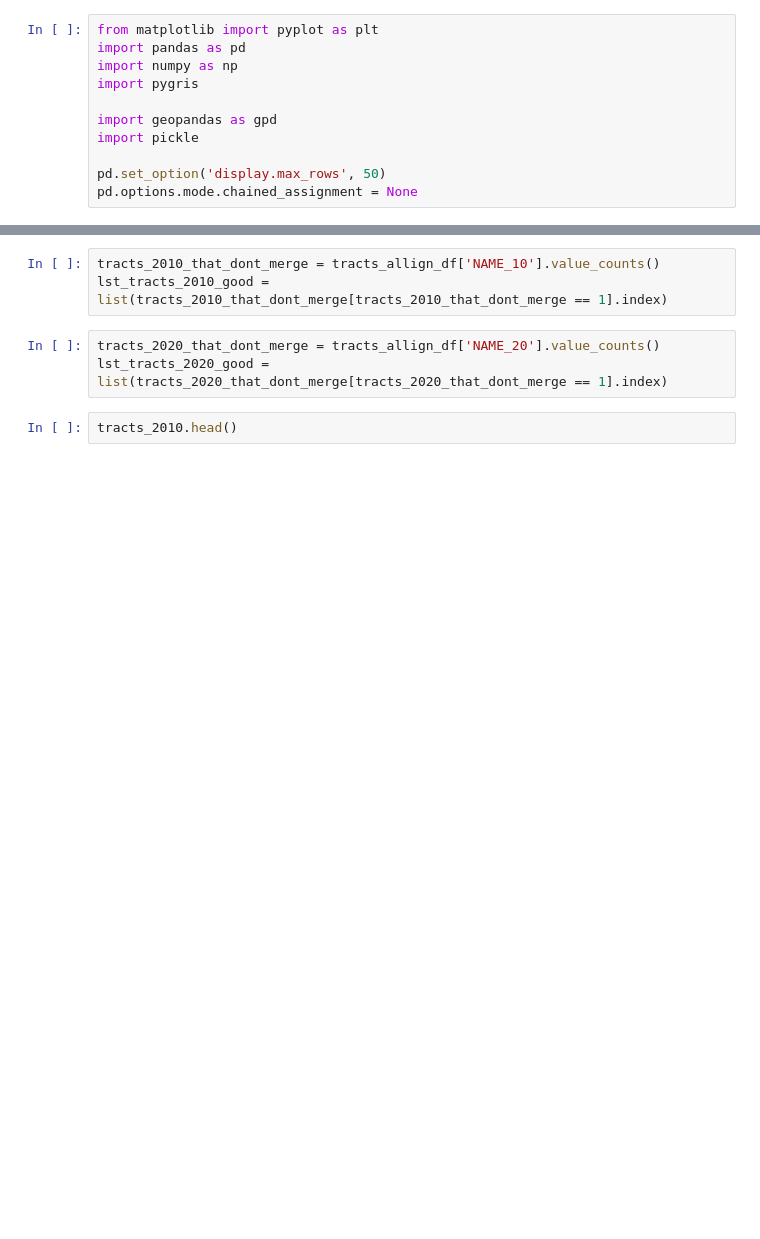
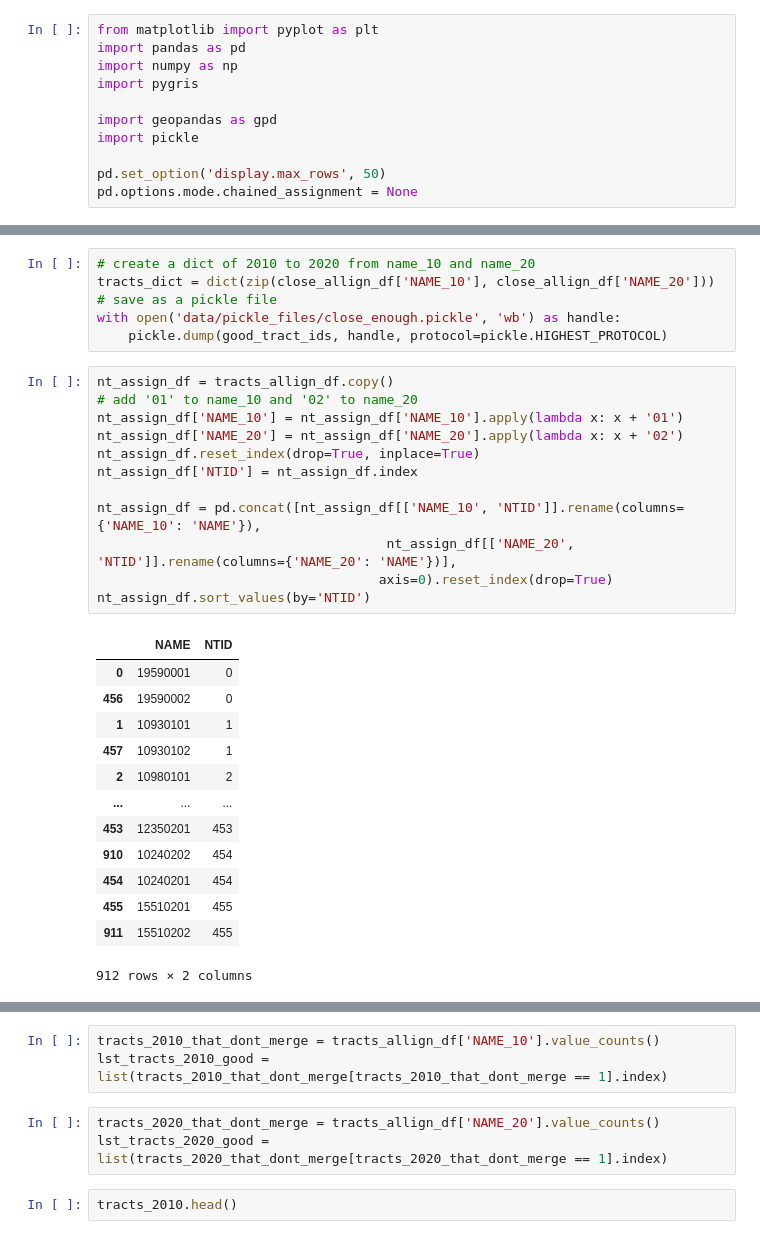
Before and after one commit to Neniflight/crime_forecast_in_cleveland, a Jupyter notebook: 2010_to_2020_tracts.ipynb, the cells around one changed output, grey strips where cells are left out. Saved outputs shown, nothing was run; the diff lists cells and outputs as text; blank space fills up the shorter version.

```diff
--- a/2010_to_2020_tracts.ipynb
+++ b/2010_to_2020_tracts.ipynb
@@ -75,0 +99,32 @@ tracts_allign_df
+# %%
+# create a dict of 2010 to 2020 from name_10 and name_20
+tracts_dict = dict(zip(close_allign_df['NAME_10'], close_allign_df['NAME_20']))
+# save as a pickle file
+with open('data/pickle_files/close_enough.pickle', 'wb') as handle:
+    pickle.dump(good_tract_ids, handle, protocol=pickle.HIGHEST_PROTOCOL)
+# %%
+nt_assign_df = tracts_allign_df.copy()
+# add '01' to name_10 and '02' to name_20
+nt_assign_df['NAME_10'] = nt_assign_df['NAME_10'].apply(lambda x: x + '01')
+nt_assign_df['NAME_20'] = nt_assign_df['NAME_20'].apply(lambda x: x + '02')
+nt_assign_df.reset_index(drop=True, inplace=True)
+nt_assign_df['NTID'] = nt_assign_df.index
+
+nt_assign_df = pd.concat([nt_assign_df[['NAME_10', 'NTID']].rename(columns={'NAME_10': 'NAME'}),
+                                     nt_assign_df[['NAME_20', 'NTID']].rename(columns={'NAME_20': 'NAME'})],
+                                    axis=0).reset_index(drop=True)
+nt_assign_df.sort_values(by='NTID')
+# %% [output]
+|  | NAME | NTID |
+| 0 | 19590001 | 0 |
+| 456 | 19590002 | 0 |
+| 1 | 10930101 | 1 |
+| 457 | 10930102 | 1 |
+| 2 | 10980101 | 2 |
+| ... | ... | ... |
+| 453 | 12350201 | 453 |
+| 910 | 10240202 | 454 |
+| 454 | 10240201 | 454 |
+| 455 | 15510201 | 455 |
+| 911 | 15510202 | 455 |
+912 rows × 2 columns
```
Also changed, not shown: parts of 30 cells of this notebook, 5 other files.
